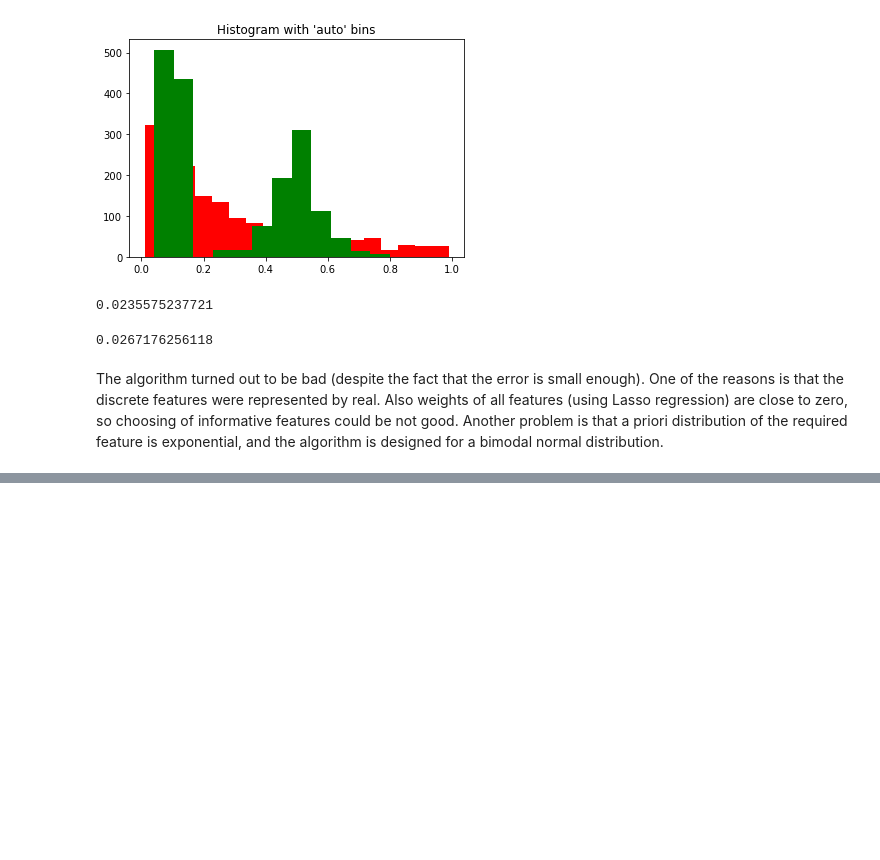
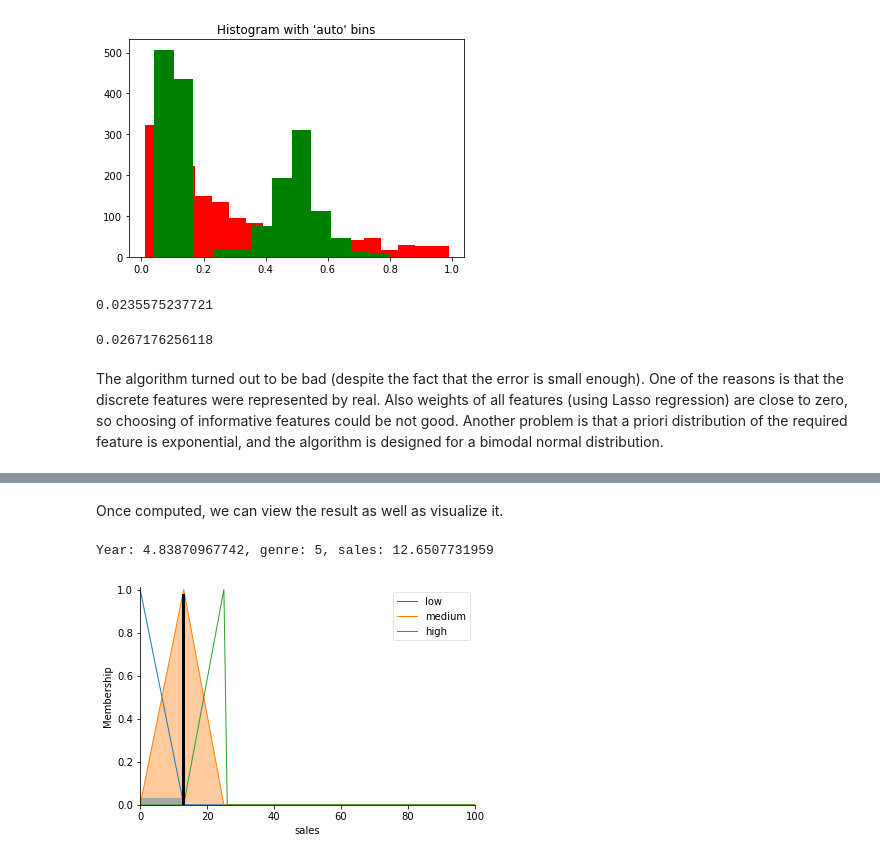
Before and after one commit to Helga-Helga/methods_of_artificial_intelligence, a Jupyter notebook: lab2/lab2.ipynb, the cells around one changed output, grey strips where cells are left out. Saved outputs shown, nothing was run; the diff lists cells and outputs as text; code cells hidden in the pictures; blank space fills up the shorter version.

```diff
--- a/lab2/lab2.ipynb
+++ b/lab2/lab2.ipynb
@@ -279,0 +405,31 @@ Another problem is that a priori distribution of the required feature is exponen
+# %%
+poor_genres = ['Puzzle', 'Role-Playing', 'Strategy', 'Racing']
+average_genres = ['Misc', 'Platform', 'Action', 'Shooter']
+good_genred = ['Fighting', 'Simulation', 'Adventure', 'Sports']
+# %%
+genres = []
+for element in game_genres:
+    if element in poor_genres:
+        genres.append(1)
+    elif element in average_genres:
+        genres.append(5)
+    else:
+        genres.append(10)
+# %%
+years = array(years)
+# %%
+# Pass inputs to the ControlSystem using Antecedent labels with Pythonic API
+# Note: if you like passing many inputs all at once, use .inputs(dict_of_data)
+sales_sim.input['year'] = years[0]
+sales_sim.input['genre'] = genres[0]
+
+# Crunch the numbers
+sales_sim.compute()
+# %% [markdown]
+Once computed, we can view the result as well as visualize it.
+# %%
+print 'Year: {}, genre: {}, sales: {}'.format(years[0], genres[0], sales_sim.output['sales'])
+sales.view(sim=sales_sim)
+# %% [output]
+Year: 4.83870967742, genre: 5, sales: 12.6507731959
+[figure, added]
```
Also changed, not shown: parts of 24 cells of this notebook.
